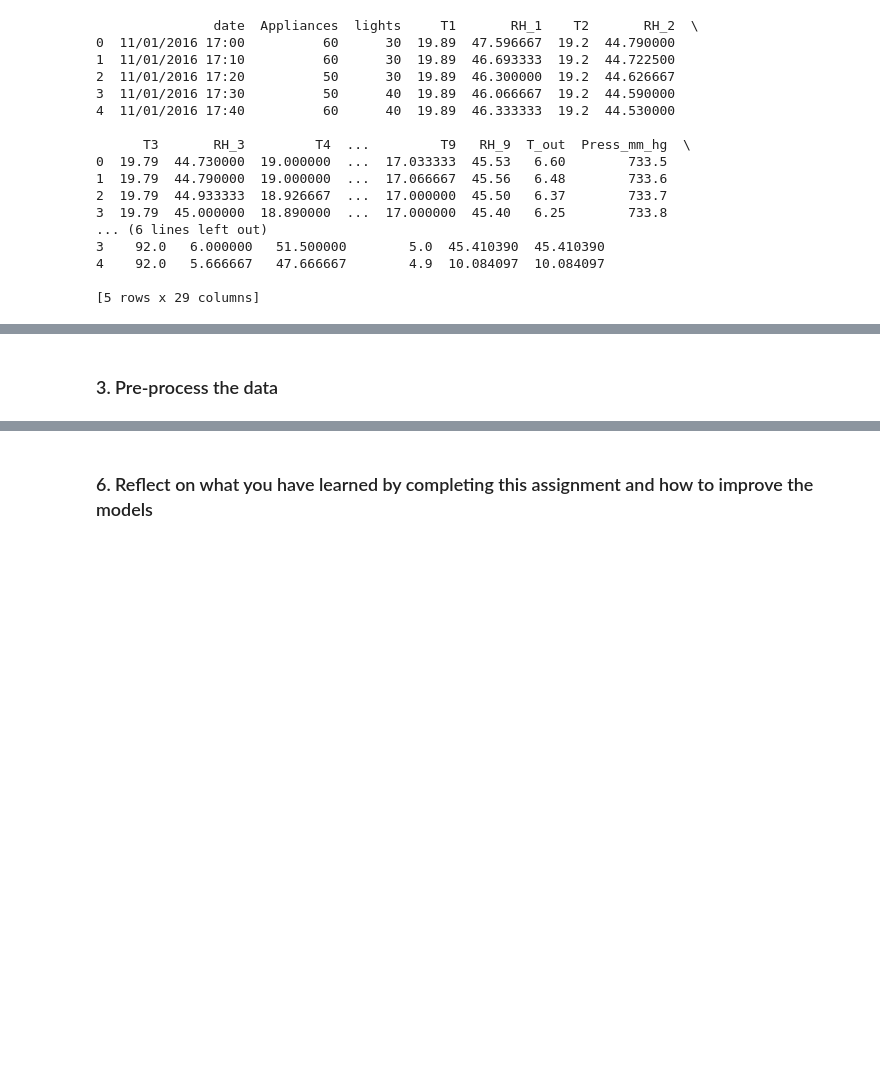
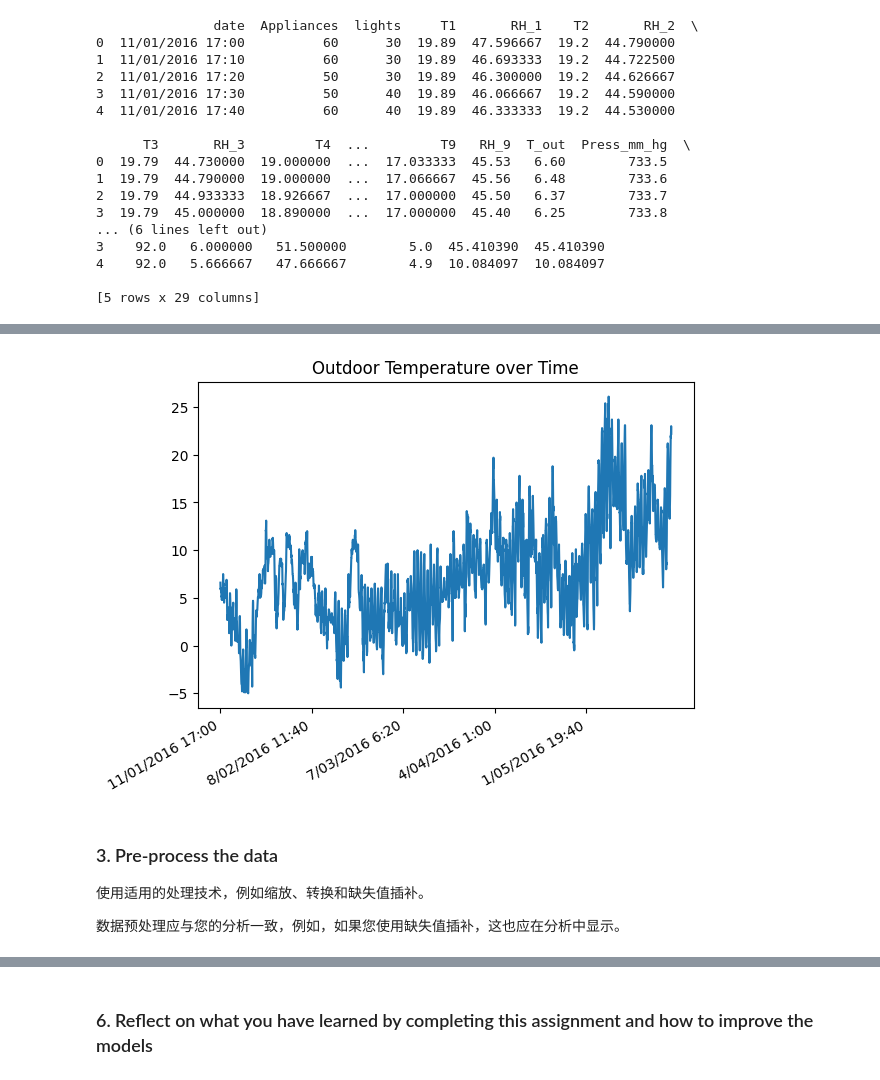
Before and after one commit to yuqingc31/MiningBigData, a Jupyter notebook: assignment1/a1841612_yuqingchen_assign1a.ipynb, the cells around one changed output, grey strips where cells are left out. Saved outputs shown, nothing was run; the diff lists cells and outputs as text; code cells hidden in the pictures; blank space fills up the shorter version.

```diff
--- a/assignment1/a1841612_yuqingchen_assign1a.ipynb
+++ b/assignment1/a1841612_yuqingchen_assign1a.ipynb
@@ -14,6 +14,6 @@
 import pandas as pd
 
 file_path = 'energydata_complete.csv'
-data = pd.read_csv(file_path)
+df = pd.read_csv(file_path)
 # %% [markdown]
 ### 2. Analyse and visualise the data
@@ -60,4 +94,21 @@ print(data.head())
+# %%
+# Visualise the data
+import matplotlib.pyplot as plt
+import seaborn as sns
+
+plt.title('Outdoor Temperature over Time')
+plt.plot_date(df['date'], df['T_out'], linestyle='solid', marker = 'None')
+plt.gcf().autofmt_xdate()
+
+plt.xticks(df['date'][::4000]) # Display a date every 4000 data points
+plt.show()
+# %% [output]
+[figure, added]
 # %% [markdown]
 ### 3. Pre-process the data
+
+使用适用的处理技术，例如缩放、转换和缺失值插补。
+
+数据预处理应与您的分析一致，例如，如果您使用缺失值插补，这也应在分析中显示。
 # %% [markdown]
 ### 4. Implement, train and test prediction models
```
Also changed, not shown: parts of 6 cells of this notebook, 1 other file.
